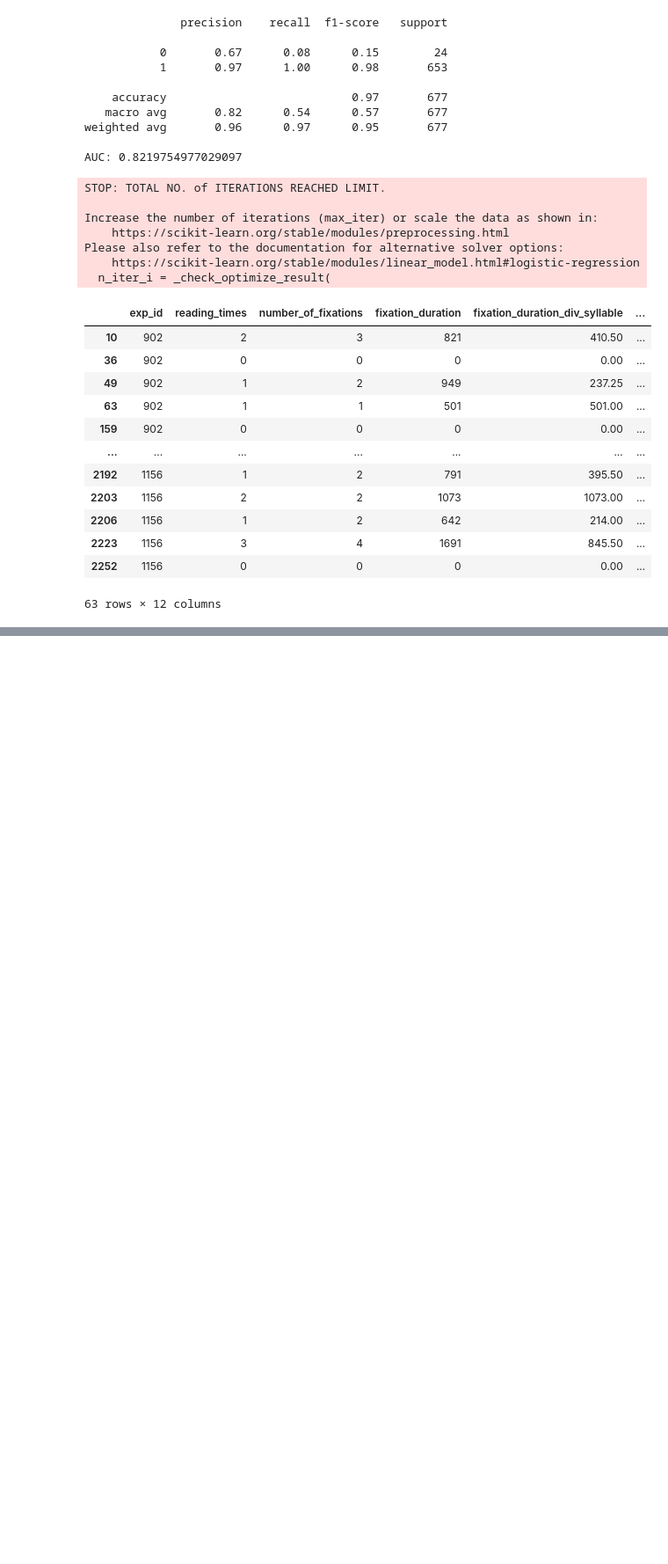
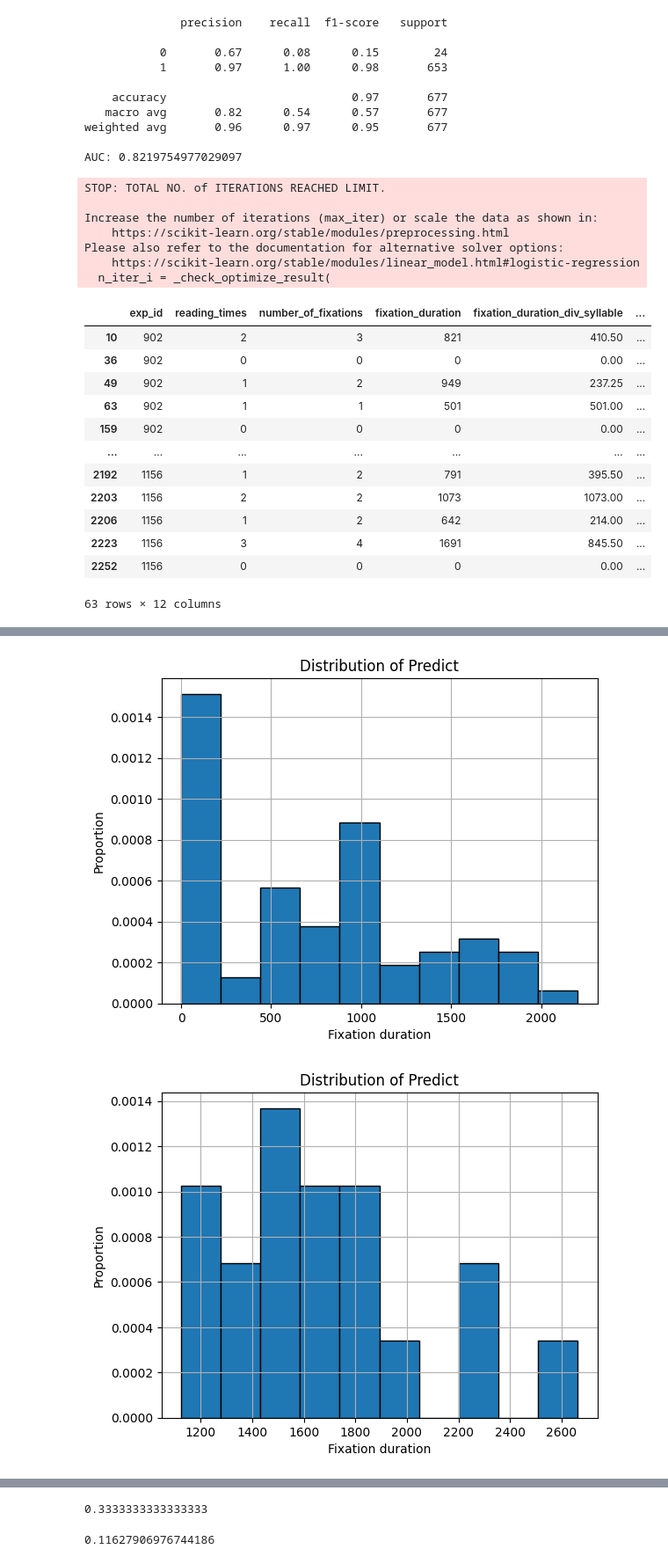
Before and after one commit to WhiteBlacken/eye_algorithm, a Jupyter notebook: data/data_analysis.ipynb, the cells around one changed output, grey strips where cells are left out. Shown at 88% size. Saved outputs shown, nothing was run; the diff lists cells and outputs as text; code cells hidden in the pictures; blank space fills up the shorter version.

```diff
--- a/data/data_analysis.ipynb
+++ b/data/data_analysis.ipynb
@@ -238,6 +249,8 @@ Please also refer to the documentation for alternative solver options:
 # %%
+# 之前存储的跳读的预测的数据
 import pandas as pd
 skip_data = pd.read_csv('skip_data_predict.csv')
+sequnece_data = pd.read_csv('not_skip_predicted.csv')
 recall_data = skip_data[(skip_data['predicted_label']==1)&(skip_data['true_label']==0)]
 pd.set_option('display.max_rows', 15)
 recall_data
@@ -296,14 +271,9 @@ skip_predict.describe()
 # %%
-import pandas as pd
 import matplotlib.pyplot as plt
-
-# Assuming skip_predict is your DataFrame and 'fixation_duration' is the column you want to plot
-data = skip_predict['fixation_duration']
-
-# Plotting the histogram
-plt.hist(data, bins=10, edgecolor='black', density=True)  # density=True makes the y-axis show proportions
-plt.xlabel('Fixation duration')
-plt.ylabel('Proportion')
-plt.title('Distribution of Predict')
-plt.grid(True)
-plt.show()
+def plot_hist(barData):
+    plt.hist(barData, bins=10, edgecolor='black', density=True)  # density=True makes the y-axis show proportions
+    plt.xlabel('Fixation duration')
+    plt.ylabel('Proportion')
+    plt.title('Distribution of Predict')
+    plt.grid(True)
+    plt.show()
@@ -512,0 +280,13 @@ not_skip_predict[(not_skip_predict['y_label']==0)].describe()
+# %%
+# 查看跳读数据中真实不懂的label的特征分布，和预测为不懂的分布差异
+skipNotUnderStandTrueLabelData = skip_data[skip_data['true_label']==0]['fixation_duration']
+skipNotUnderStandPredictLabelData = skip_data[skip_data['predicted_label']==0]['fixation_duration']
+sequenceNotUnderStandTrueLabelData = sequnece_data[sequnece_data['y_pred']==0]['fixation_duration']
+sequenceNotUnderStandPredictLabelData = sequnece_data[sequnece_data['y_label']==0]['fixation_duration']
+plot_hist(skipNotUnderStandTrueLabelData)
+plot_hist(skipNotUnderStandPredictLabelData)
+plot_hist(sequenceNotUnderStandTrueLabelData)
+plot_hist(sequenceNotUnderStandPredictLabelData)
+# %% [output]
+[figure, added]
+[figure, added]
@@ -512,0 +295,14 @@ not_skip_predict[(not_skip_predict['y_label']==0)].describe()
+# %%
+# 看一下预测错了的predict为0的占比
+allWrongRecallData = skip_data[(skip_data['predicted_label']==1)&(skip_data['true_label']==0)]
+allWrongRecallDataWithoutFixation = allWrongRecallData[allWrongRecallData['fixation_duration']==0]
+len(allWrongRecallDataWithoutFixation) / len(allWrongRecallData)
+# %% [output]
+0.3333333333333333
+# %%
+# 顺序阅读数据呢？
+allWrongRecallSequenceData = sequnece_data[(sequnece_data['y_pred']==1)&(sequnece_data['y_label']==0)]
+allWrongRecallSequenceDataWithoutFixation = allWrongRecallSequenceData[allWrongRecallSequenceData['fixation_duration']==0]
+len(allWrongRecallSequenceDataWithoutFixation) / len(allWrongRecallSequenceData)
+# %% [output]
+0.11627906976744186
```
Also changed, not shown: parts of 19 cells of this notebook.
